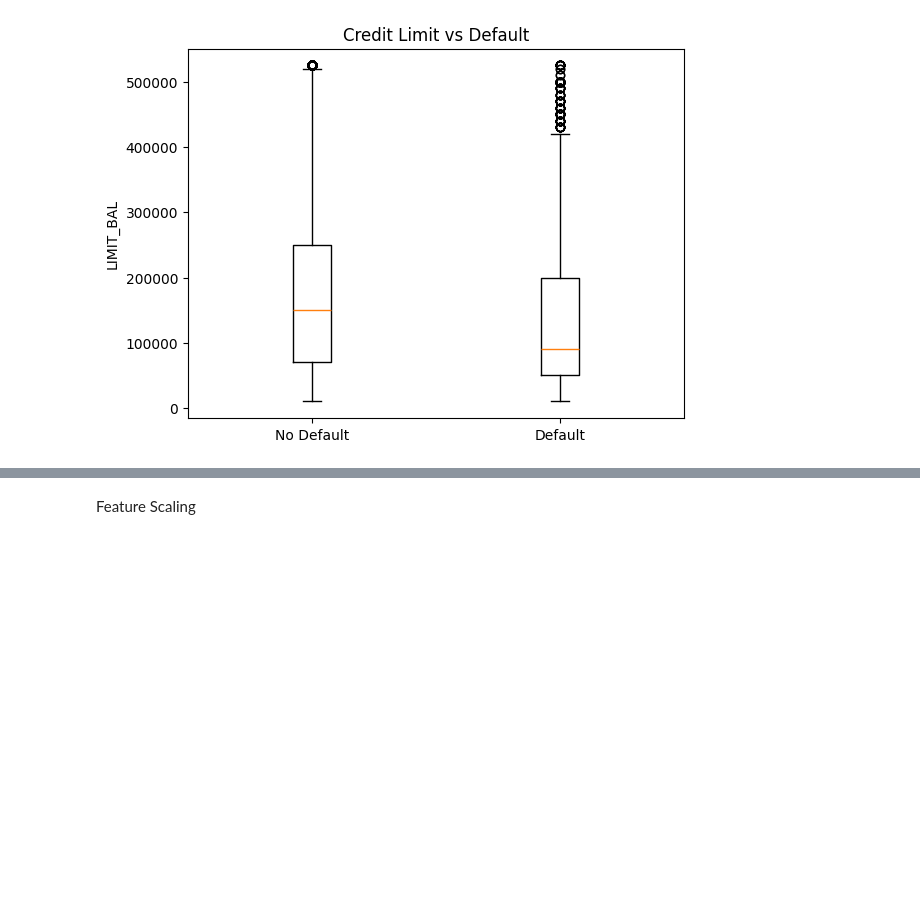
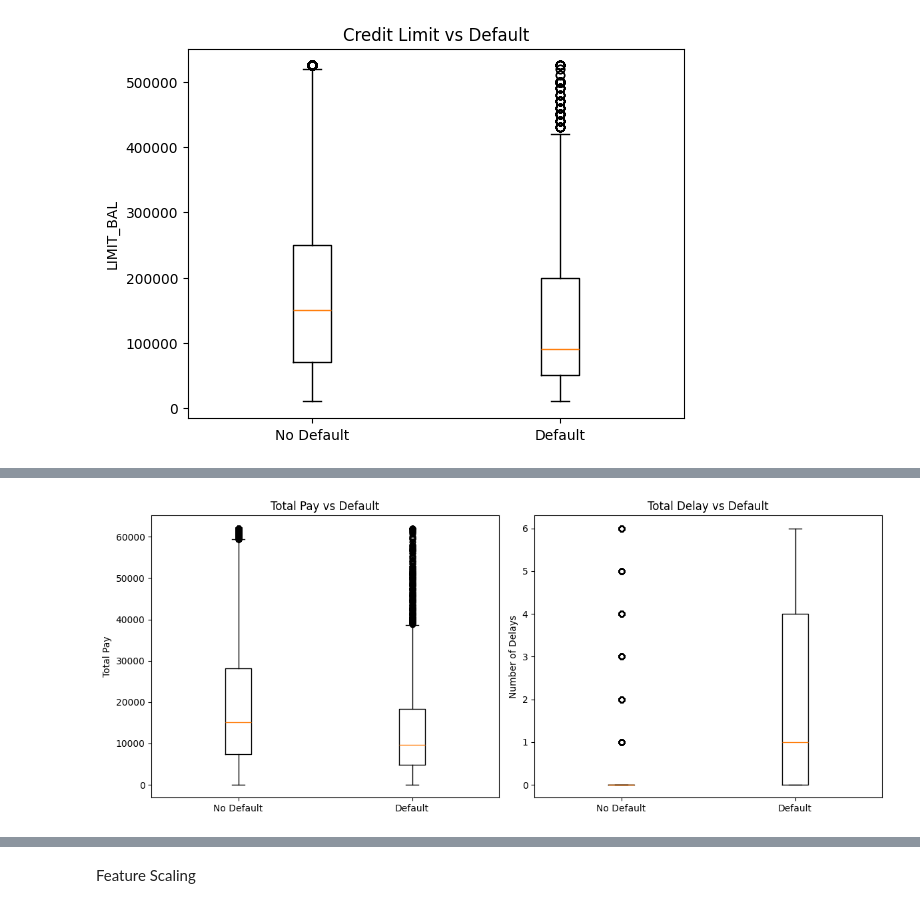
Before and after one commit to AhmedAyman12gh/credit-card-default-prediction, a Jupyter notebook: Phase1.ipynb, the cells around one changed output, grey strips where cells are left out. Saved outputs shown, nothing was run; the diff lists cells and outputs as text; code cells hidden in the pictures; blank space fills up the shorter version.

```diff
--- a/Phase1.ipynb
+++ b/Phase1.ipynb
@@ -348,0 +415,25 @@ Clients who make lower total payments are more likely to default, indicating a s
+# %%
+import matplotlib.pyplot as plt
+
+fig, axes = plt.subplots(1, 2, figsize=(12, 5))
+
+# 1. TOTAL_PAY
+data_0_pay = df[df["Y"] == 0]["TOTAL_PAY"]
+data_1_pay = df[df["Y"] == 1]["TOTAL_PAY"]
+
+axes[0].boxplot([data_0_pay, data_1_pay], tick_labels=["No Default", "Default"])
+axes[0].set_title("Total Pay vs Default")
+axes[0].set_ylabel("Total Pay")
+
+# 2. TOTAL_DELAY
+data_0_delay = df[df["Y"] == 0]["TOTAL_DELAY"]
+data_1_delay = df[df["Y"] == 1]["TOTAL_DELAY"]
+
+axes[1].boxplot([data_0_delay, data_1_delay], tick_labels=["No Default", "Default"])
+axes[1].set_title("Total Delay vs Default")
+axes[1].set_ylabel("Number of Delays")
+
+plt.tight_layout()
+plt.show()
+# %% [output]
+[figure, added]
```
Also changed, not shown: parts of 24 cells of this notebook.
